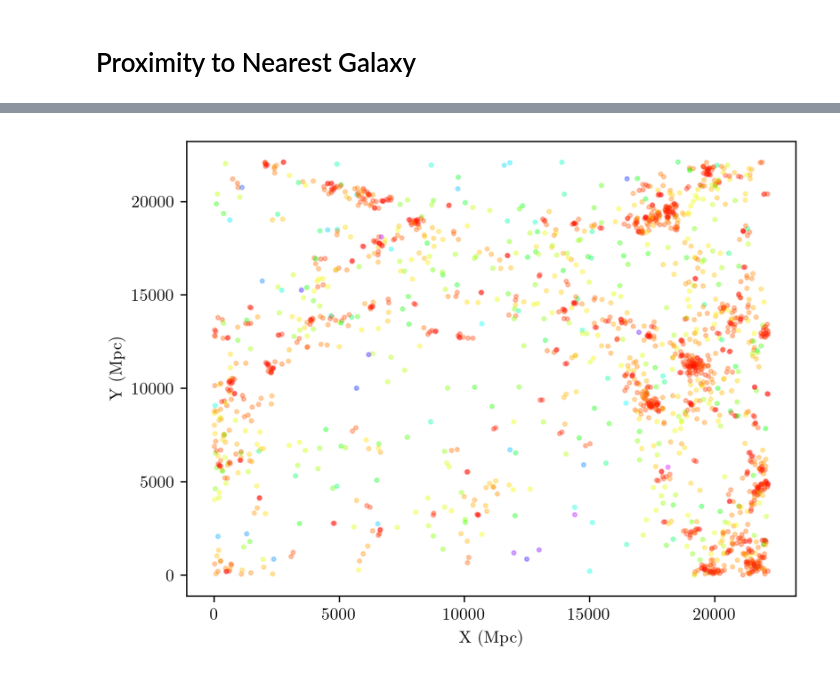
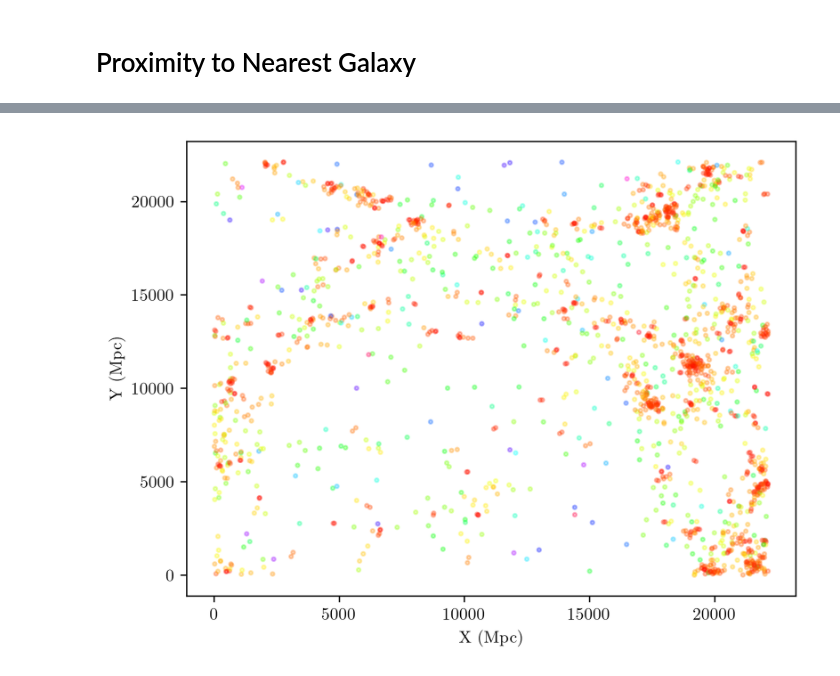
Before and after one commit to mkzeender/thesis, a Jupyter notebook: nearest_galaxy.ipynb, the cells around one changed output, grey strips where cells are left out. Cells and saved outputs as stored; diff of their text form; code cells hidden in the pictures.

Commit message:
more graphs

```diff
--- a/nearest_galaxy.ipynb
+++ b/nearest_galaxy.ipynb
@@ -68,3 +29,7 @@ dat['log_power_regression_r50'] = np.log(
+# %%
+dat = pd.read_pickle('beta_data.pickle')
+
+d_filt = dat['stars_mass_within_r50_stars'] <= 1e9
 # %% [markdown]
 # Proximity to Nearest Galaxy
 # %%
@@ -131,28 +143,28 @@ dat.loc[:, fields].query('galaxyID in (125.0, 0.0)')
+# %%
+dat = dat.merge(result)
 # %%
 %matplotlib inline
 fig, ax = plt.subplots()
 
 x, y, z = dat['X_Mpc_ahf_cat'], dat['Y_Mpc_ahf_cat'], dat['Z_Mpc_ahf_cat']
 
 _size = 5
 
 
 _mappable = ax.scatter(
     y, z,
     alpha=0.3,
     s=_size,
-    c=dat.prox_to_nearest,
+    c=dat['d_comoving'],
     cmap=CMAP
 )
 
 # fig.colorbar(_mappable, label=r'$\beta$')
 # ax.set_xlim((0 / h, 15000 / h))
 # ax.set_ylim((0 / h, 10000 / h))
 ax.set_xlabel('X (Mpc)')
 ax.set_ylabel('Y (Mpc)')
 
 # ax.legend(('Hosts', 'Satellites'))
-
-fig.savefig('out.png')
 # %% [output]
-[figure, old version]
+[figure, new version]
```
Also changed, not shown: parts of 9 cells of this notebook, 5 other files.
